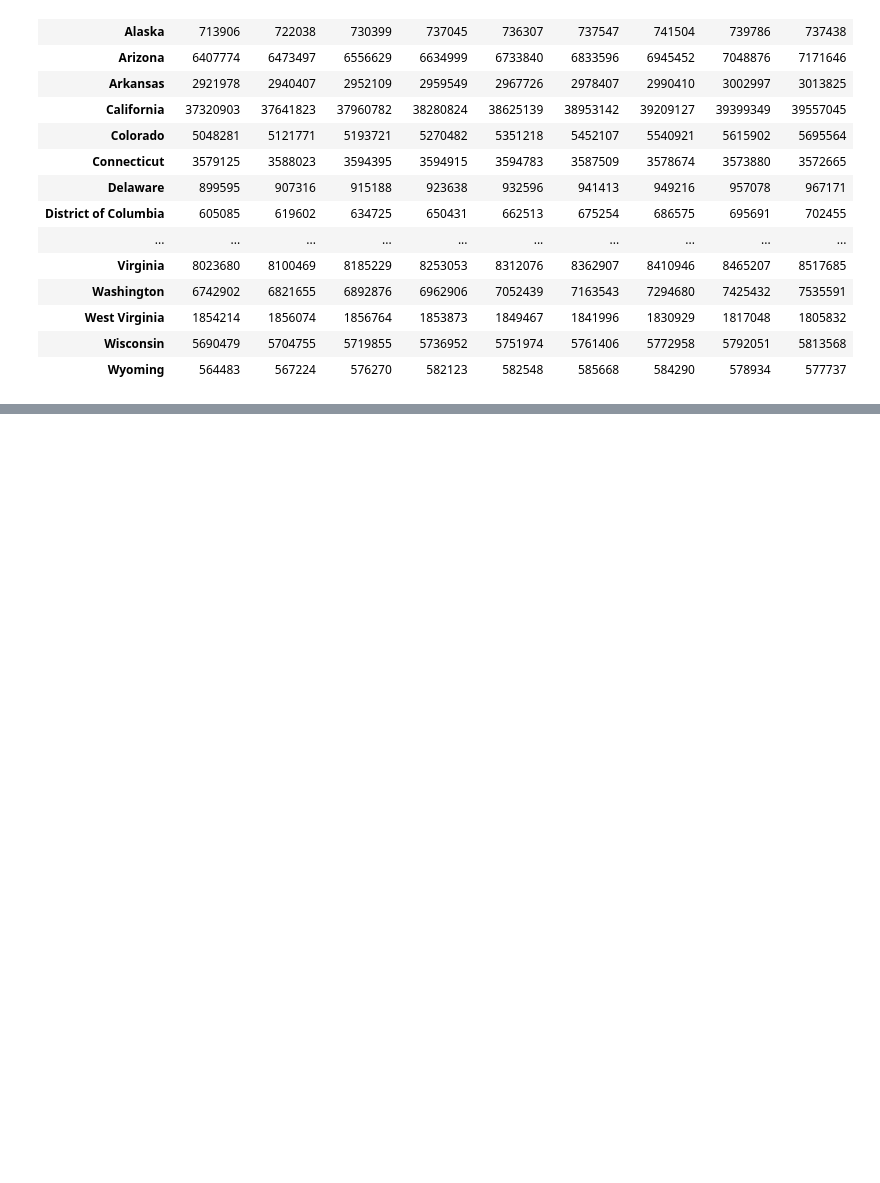
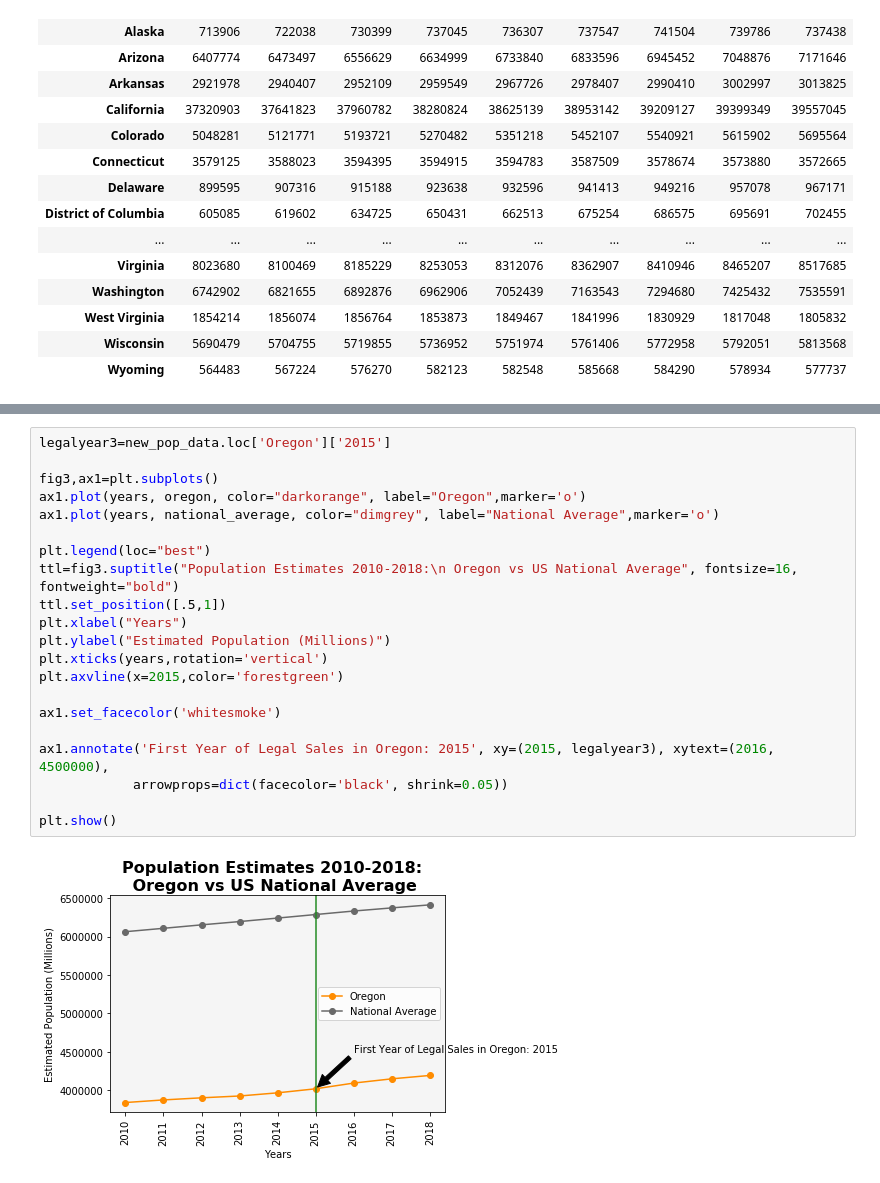
Before and after one commit to chane-d/group-project-one, a Jupyter notebook: POPSTATS_Chane/state_populations.py.ipynb, the cells around one changed output, grey strips where cells are left out. Cells and saved outputs as stored; diff of their text form; blank space fills up the shorter version.

```diff
--- a/POPSTATS_Chane/state_populations.py.ipynb
+++ b/POPSTATS_Chane/state_populations.py.ipynb
@@ -88,0 +145,23 @@ TypeError: 'module' object is not callable
+# %%
+legalyear3=new_pop_data.loc['Oregon']['2015']
+
+fig3,ax1=plt.subplots()
+ax1.plot(years, oregon, color="darkorange", label="Oregon",marker='o')
+ax1.plot(years, national_average, color="dimgrey", label="National Average",marker='o')
+
+plt.legend(loc="best")
+ttl=fig3.suptitle("Population Estimates 2010-2018:\n Oregon vs US National Average", fontsize=16, fontweight="bold")
+ttl.set_position([.5,1])
+plt.xlabel("Years")
+plt.ylabel("Estimated Population (Millions)")
+plt.xticks(years,rotation='vertical')
+plt.axvline(x=2015,color='forestgreen')
+
+ax1.set_facecolor('whitesmoke')
+
+ax1.annotate('First Year of Legal Sales in Oregon: 2015', xy=(2015, legalyear3), xytext=(2016, 4500000),
+            arrowprops=dict(facecolor='black', shrink=0.05))
+
+plt.show()
+# %% [output]
+[figure, added]
```
Also changed, not shown: parts of 21 cells of this notebook.
